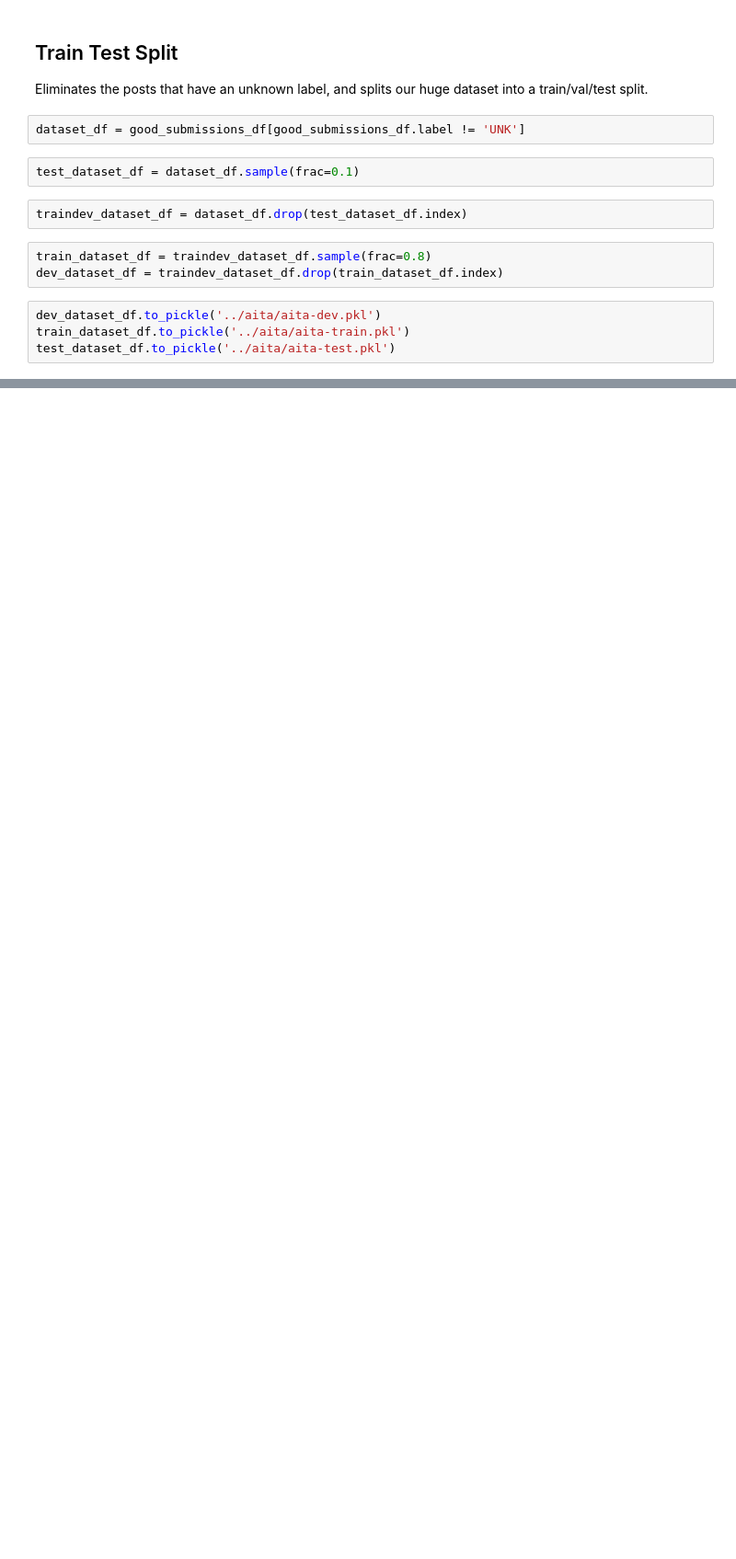
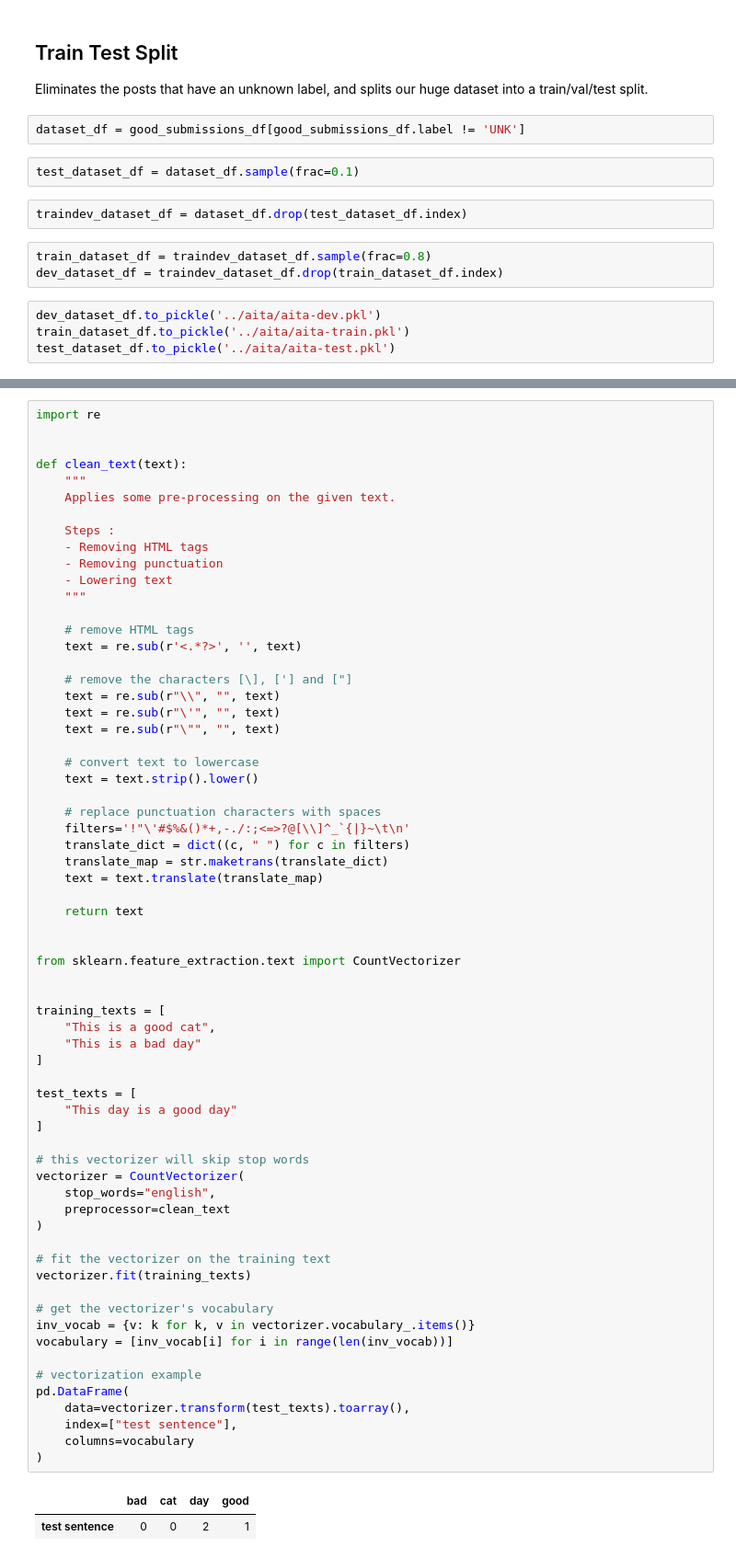
Before and after one commit to wfus/leddit, a Jupyter notebook: notebooks/AmItheAsshole.ipynb, the cells around one changed output, grey strips where cells are left out. Shown at 92% size. Saved outputs shown, nothing was run; the diff lists cells and outputs as text; blank space fills up the shorter version.

```diff
--- a/notebooks/AmItheAsshole.ipynb
+++ b/notebooks/AmItheAsshole.ipynb
@@ -267,0 +291,68 @@ Name: label, dtype: float64
+# %%
+import re
+
+
+def clean_text(text):
+    """
+    Applies some pre-processing on the given text.
+
+    Steps :
+    - Removing HTML tags
+    - Removing punctuation
+    - Lowering text
+    """
+
+    # remove HTML tags
+    text = re.sub(r'<.*?>', '', text)
+
+    # remove the characters [\], ['] and ["]
+    text = re.sub(r"\\", "", text)
+    text = re.sub(r"\'", "", text)
+    text = re.sub(r"\"", "", text)
+
+    # convert text to lowercase
+    text = text.strip().lower()
+
+    # replace punctuation characters with spaces
+    filters='!"\'#$%&()*+,-./:;<=>?@[\\]^_`{|}~\t\n'
+    translate_dict = dict((c, " ") for c in filters)
+    translate_map = str.maketrans(translate_dict)
+    text = text.translate(translate_map)
+
+    return text
+
+
+from sklearn.feature_extraction.text import CountVectorizer
+
+
+training_texts = [
+    "This is a good cat",
+    "This is a bad day"
+]
+
+test_texts = [
+    "This day is a good day"
+]
+
+# this vectorizer will skip stop words
+vectorizer = CountVectorizer(
+    stop_words="english",
+    preprocessor=clean_text
+)
+
+# fit the vectorizer on the training text
+vectorizer.fit(training_texts)
+
+# get the vectorizer's vocabulary
+inv_vocab = {v: k for k, v in vectorizer.vocabulary_.items()}
+vocabulary = [inv_vocab[i] for i in range(len(inv_vocab))]
+
+# vectorization example
+pd.DataFrame(
+    data=vectorizer.transform(test_texts).toarray(),
+    index=["test sentence"],
+    columns=vocabulary
+)
+# %% [output]
+|  | bad | cat | day | good |
+| test sentence | 0 | 0 | 2 | 1 |
```
Also changed, not shown: parts of 7 cells of this notebook.
